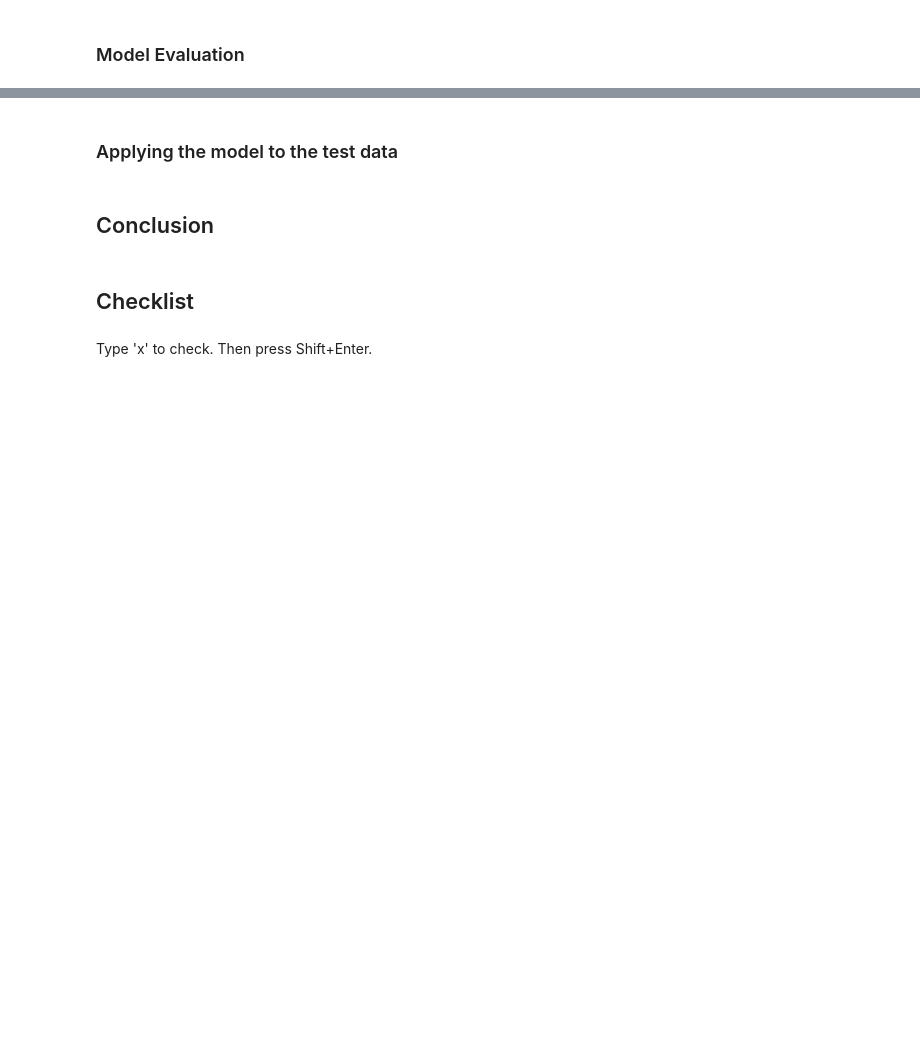
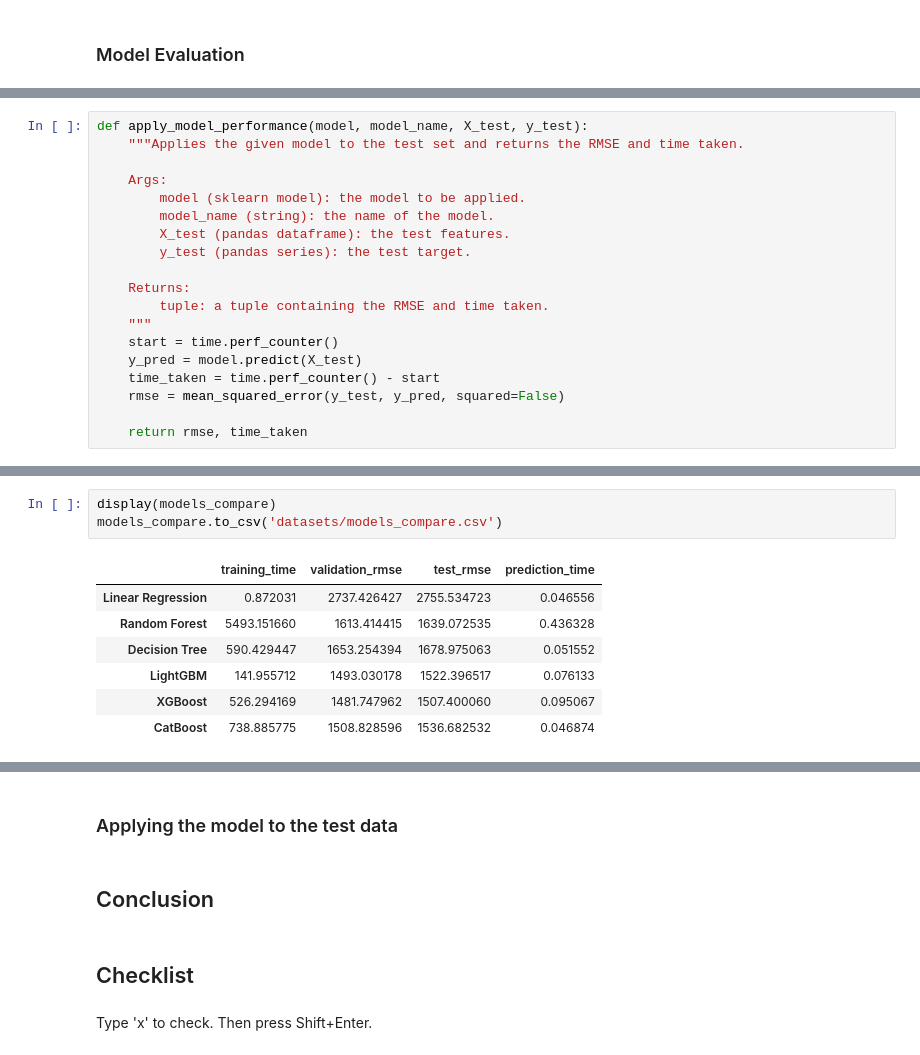
Before and after one commit to Jonathan-Smith-99/car_price_prediction, a Jupyter notebook: sprint_11_car_price_prediction.ipynb, the cells around one changed output, grey strips where cells are left out. Cells and saved outputs as stored; diff of their text form; blank space fills up the shorter version.

```diff
--- a/sprint_11_car_price_prediction.ipynb
+++ b/sprint_11_car_price_prediction.ipynb
@@ -1231,3 +1217,22 @@ time_cat_test = _
+# %%
+def apply_model_performance(model, model_name, X_test, y_test):
+    """Applies the given model to the test set and returns the RMSE and time taken.
+
+    Args:
+        model (sklearn model): the model to be applied.
+        model_name (string): the name of the model.
+        X_test (pandas dataframe): the test features.
+        y_test (pandas series): the test target.
+
+    Returns:
+        tuple: a tuple containing the RMSE and time taken.
+    """
+    start = time.perf_counter()
+    y_pred = model.predict(X_test)
+    time_taken = time.perf_counter() - start
+    rmse = mean_squared_error(y_test, y_pred, squared=False)
+
+    return rmse, time_taken
 # %%
 # create a dataframe of the model names, their RMSE scores, and their training times
 models_compare = pd.DataFrame({
@@ -1239,3 +1257,14 @@ models_compare = pd.DataFrame({
+# %%
+display(models_compare)
+models_compare.to_csv('datasets/models_compare.csv')
+# %% [output]
+|  | training_time | validation_rmse | test_rmse | prediction_time |
+| Linear Regression | 0.872031 | 2737.426427 | 2755.534723 | 0.046556 |
+| Random Forest | 5493.151660 | 1613.414415 | 1639.072535 | 0.436328 |
+| Decision Tree | 590.429447 | 1653.254394 | 1678.975063 | 0.051552 |
+| LightGBM | 141.955712 | 1493.030178 | 1522.396517 | 0.076133 |
+| XGBoost | 526.294169 | 1481.747962 | 1507.400060 | 0.095067 |
+| CatBoost | 738.885775 | 1508.828596 | 1536.682532 | 0.046874 |
 # %%
 # plot the results
 fig, axes = plt.subplots(1, 3, figsize=(20, 5))
```
Also changed, not shown: parts of 23 cells of this notebook, 1 other file.
